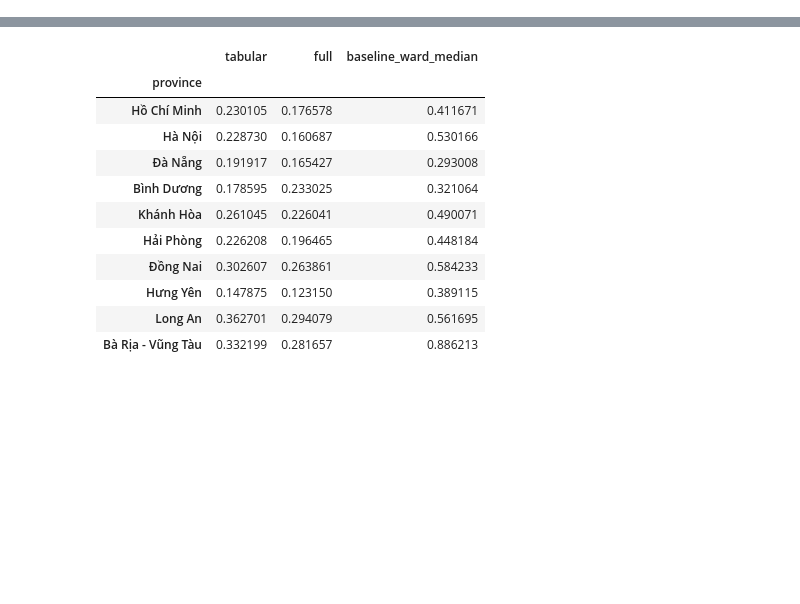
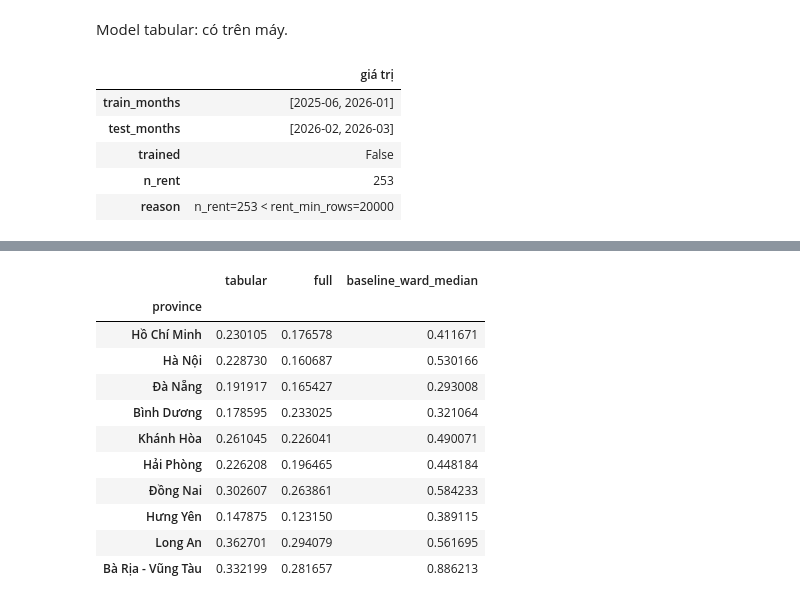
Before and after one commit to ngtukien/Vietnam-Real-Estates, a Jupyter notebook: notebooks/05_valuation.ipynb, the cells around one changed output, grey strips where cells are left out. Cells and saved outputs as stored; diff of their text form; code cells hidden in the pictures; blank space fills up the shorter version.

```diff
--- a/notebooks/05_valuation.ipynb
+++ b/notebooks/05_valuation.ipynb
@@ -110,0 +30,14 @@ Thêm vector mô tả (`full`) đổi MAPE từ 24,0% thành 19,1% trên cùng t
+# %%
+# P5-01 · ẨN
+vm = load("valuation_metrics.json")
+md("Model tabular: " + ("có trên máy." if available("models") else "không có trên máy này, cell LIVE đọc cache cell."))
+if vm is not None:
+    display(pd.Series({**vm["split"], **vm["rent_model"]}, name="giá trị").to_frame())
+# %% [output]
+Model tabular: có trên máy.
+|  | giá trị |
+| train_months | [2025-06, 2026-01] |
+| test_months | [2026-02, 2026-03] |
+| trained | False |
+| n_rent | 253 |
+| reason | n_rent=253 < rent_min_rows=20000 |
```
Also changed, not shown: parts of 25 cells of this notebook, 1 other file.
